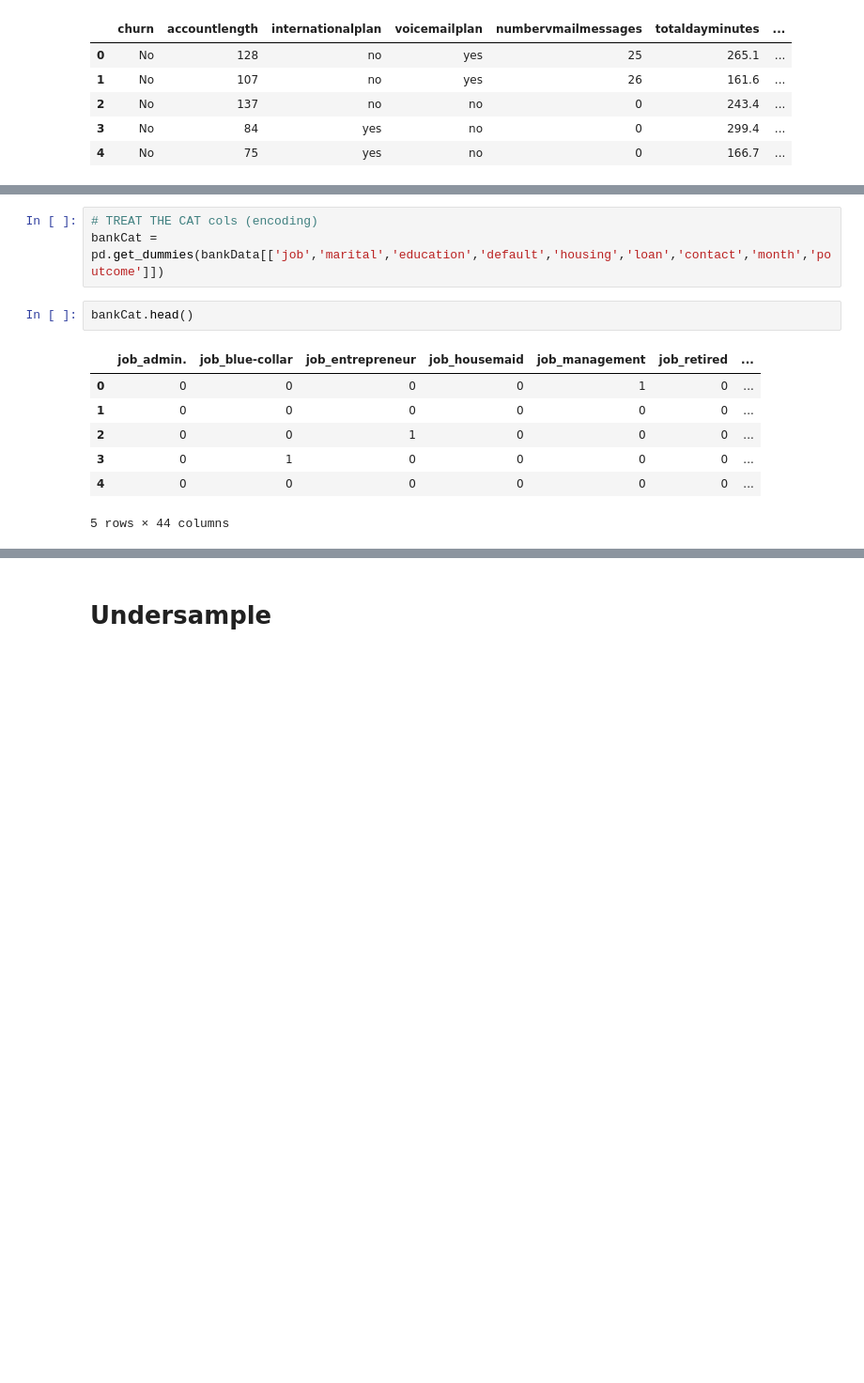
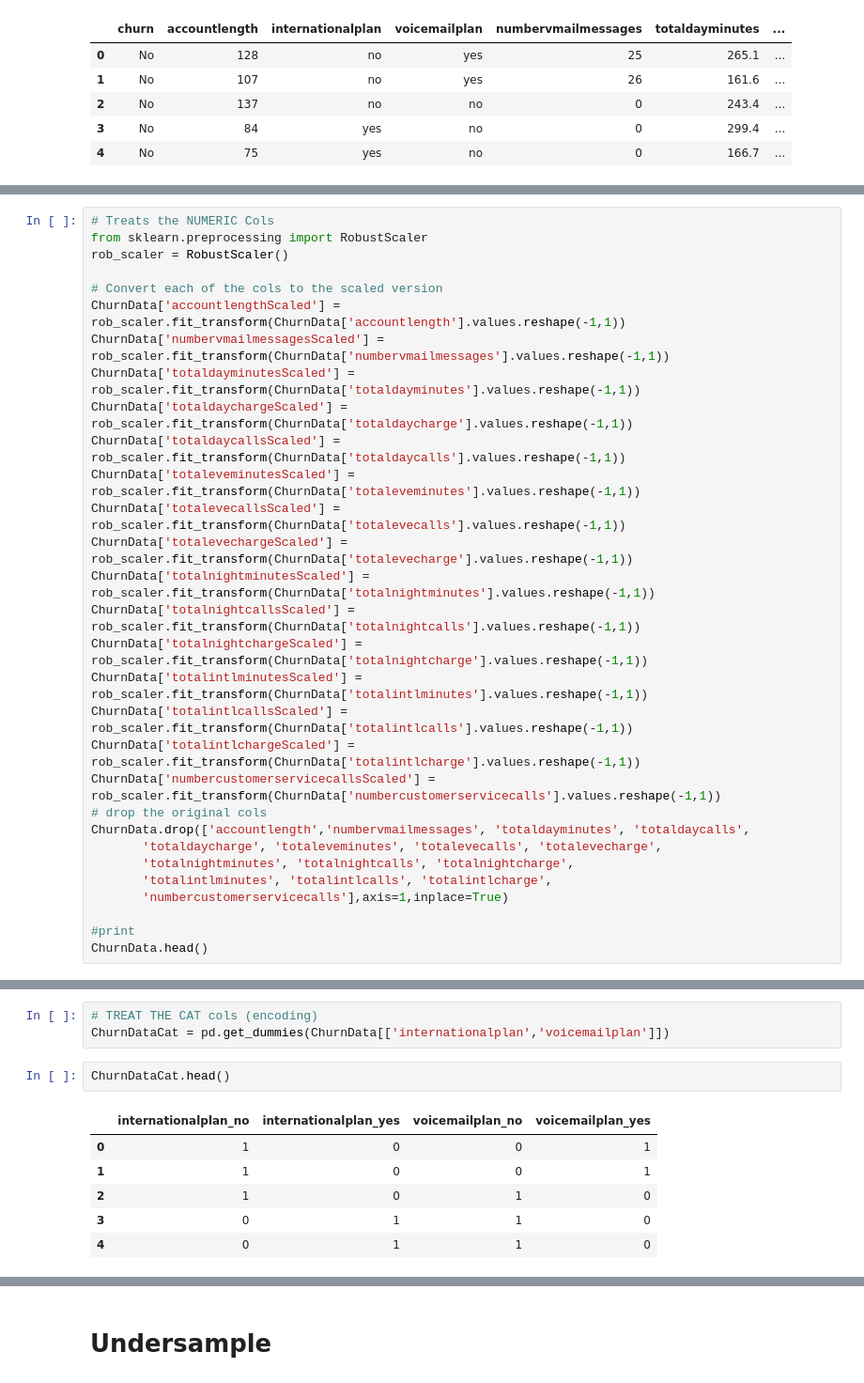
Before and after one commit to davro76/Data-Mining-Process, a Jupyter notebook: ChurnResampling.ipynb, the cells around one changed output, grey strips where cells are left out. Shown at 94% size. Drawn from its saved outputs; the diff is of its cells as text; blank space fills up the shorter version.

```diff
--- a/ChurnResampling.ipynb
+++ b/ChurnResampling.ipynb
@@ -37,0 +32,30 @@ bankData.head()
+# %%
+# Treats the NUMERIC Cols
+from sklearn.preprocessing import RobustScaler
+rob_scaler = RobustScaler()
+
+# Convert each of the cols to the scaled version
+ChurnData['accountlengthScaled'] = rob_scaler.fit_transform(ChurnData['accountlength'].values.reshape(-1,1))
+ChurnData['numbervmailmessagesScaled'] = rob_scaler.fit_transform(ChurnData['numbervmailmessages'].values.reshape(-1,1))
+ChurnData['totaldayminutesScaled'] = rob_scaler.fit_transform(ChurnData['totaldayminutes'].values.reshape(-1,1))
+ChurnData['totaldaychargeScaled'] = rob_scaler.fit_transform(ChurnData['totaldaycharge'].values.reshape(-1,1))
+ChurnData['totaldaycallsScaled'] = rob_scaler.fit_transform(ChurnData['totaldaycalls'].values.reshape(-1,1))
+ChurnData['totaleveminutesScaled'] = rob_scaler.fit_transform(ChurnData['totaleveminutes'].values.reshape(-1,1))
+ChurnData['totalevecallsScaled'] = rob_scaler.fit_transform(ChurnData['totalevecalls'].values.reshape(-1,1))
+ChurnData['totalevechargeScaled'] = rob_scaler.fit_transform(ChurnData['totalevecharge'].values.reshape(-1,1))
+ChurnData['totalnightminutesScaled'] = rob_scaler.fit_transform(ChurnData['totalnightminutes'].values.reshape(-1,1))
+ChurnData['totalnightcallsScaled'] = rob_scaler.fit_transform(ChurnData['totalnightcalls'].values.reshape(-1,1))
+ChurnData['totalnightchargeScaled'] = rob_scaler.fit_transform(ChurnData['totalnightcharge'].values.reshape(-1,1))
+ChurnData['totalintlminutesScaled'] = rob_scaler.fit_transform(ChurnData['totalintlminutes'].values.reshape(-1,1))
+ChurnData['totalintlcallsScaled'] = rob_scaler.fit_transform(ChurnData['totalintlcalls'].values.reshape(-1,1))
+ChurnData['totalintlchargeScaled'] = rob_scaler.fit_transform(ChurnData['totalintlcharge'].values.reshape(-1,1))
+ChurnData['numbercustomerservicecallsScaled'] = rob_scaler.fit_transform(ChurnData['numbercustomerservicecalls'].values.reshape(-1,1))
+# drop the original cols
+ChurnData.drop(['accountlength','numbervmailmessages', 'totaldayminutes', 'totaldaycalls',
+       'totaldaycharge', 'totaleveminutes', 'totalevecalls', 'totalevecharge',
+       'totalnightminutes', 'totalnightcalls', 'totalnightcharge',
+       'totalintlminutes', 'totalintlcalls', 'totalintlcharge',
+       'numbercustomerservicecalls'],axis=1,inplace=True)
+
+#print
+ChurnData.head()
@@ -38,13 +69,12 @@ bankData.head()
 # %%
 # TREAT THE CAT cols (encoding)
-bankCat = pd.get_dummies(bankData[['job','marital','education','default','housing','loan','contact','month','poutcome']])
+ChurnDataCat = pd.get_dummies(ChurnData[['internationalplan','voicemailplan']])
 # %%
-bankCat.head()
+ChurnDataCat.head()
 # %% [output]
-|  | job_admin. | job_blue-collar | job_entrepreneur | job_housemaid | job_management | job_retired | ... |
-| 0 | 0 | 0 | 0 | 0 | 1 | 0 | ... |
-| 1 | 0 | 0 | 0 | 0 | 0 | 0 | ... |
-| 2 | 0 | 0 | 1 | 0 | 0 | 0 | ... |
-| 3 | 0 | 1 | 0 | 0 | 0 | 0 | ... |
-| 4 | 0 | 0 | 0 | 0 | 0 | 0 | ... |
+|  | internationalplan_no | internationalplan_yes | voicemailplan_no | voicemailplan_yes |
+| 0 | 1 | 0 | 0 | 1 |
+| 1 | 1 | 0 | 0 | 1 |
+| 2 | 1 | 0 | 1 | 0 |
+| 3 | 0 | 1 | 1 | 0 |
+| 4 | 0 | 1 | 1 | 0 |
-5 rows × 44 columns
```
Also changed, not shown: parts of 27 cells of this notebook.
